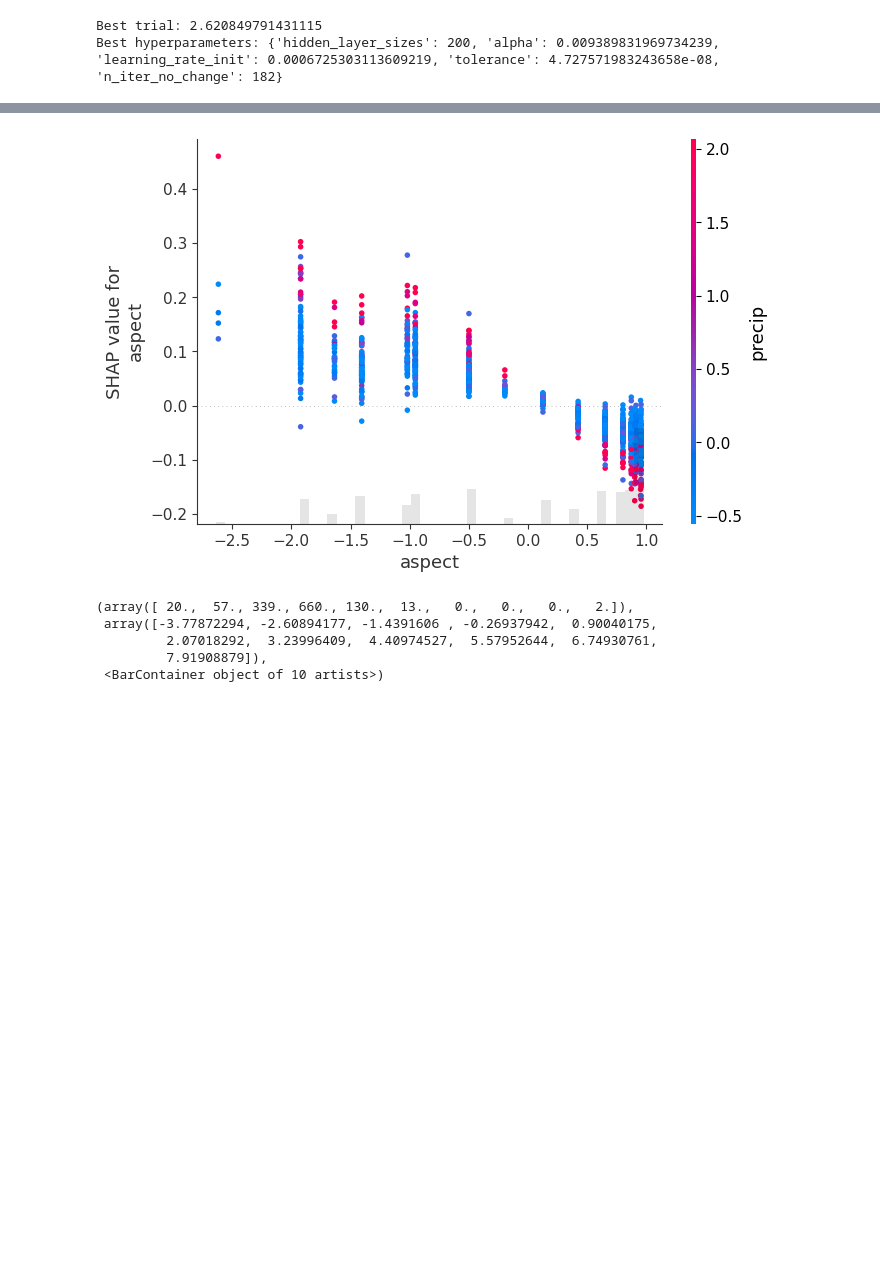
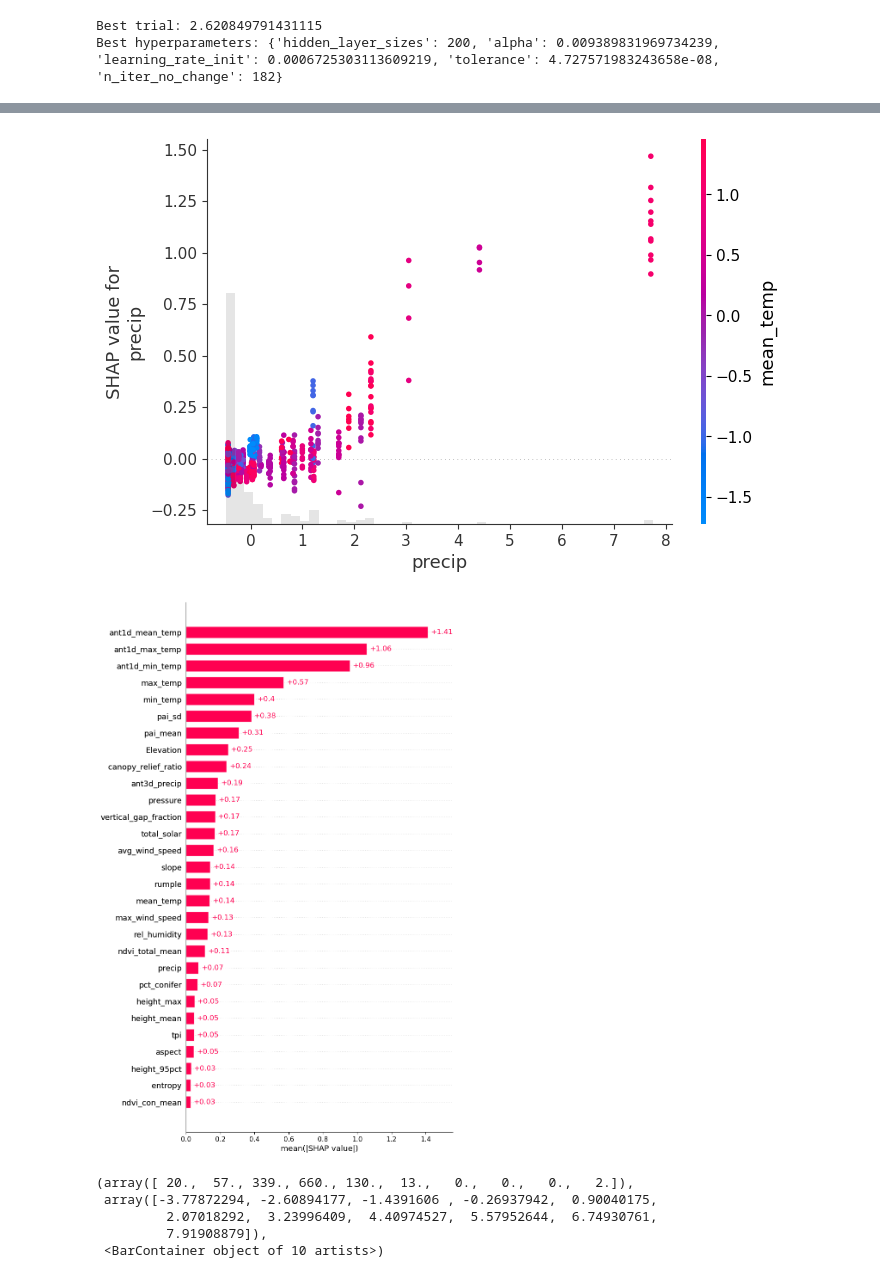
Before and after one commit to jjklug/ann-snod, a Jupyter notebook: bprop_ablat_pre_feat_selec.ipynb, the cells around one changed output, grey strips where cells are left out. Drawn from its saved outputs; the diff is of its cells as text; code cells hidden in the pictures; blank space fills up the shorter version.

Commit message:
Recreated and organized figures

```diff
--- a/bprop_ablat_pre_feat_selec.ipynb
+++ b/bprop_ablat_pre_feat_selec.ipynb
@@ -41,15 +41,15 @@ X_ablat_fit_train, X_ablat_fit_test, y_ablat_fit_train, y_ablat_fit_test = train
                                                                                             test_size=0.2,
                                                                                             random_state=11)
 # %%
-ablat_backprop = MLPRegressor(hidden_layer_sizes = [50],
+ablat_backprop = MLPRegressor(hidden_layer_sizes = [200],
                               activation = 'logistic',
-                              learning_rate_init = 0.0008365271891069903,
-                              alpha = 0.002801061505975249,
+                              learning_rate_init = 0.0006725303113609219,
+                              alpha = 0.009389831969734239,
                               max_iter = 2000,
                               shuffle = False,
                               random_state = 42,
-                              tol = 1.8211893449697042e-06,
-                              n_iter_no_change=100,
+                              tol = 4.727571983243658e-08,
+                              n_iter_no_change=182,
                               verbose = True,
                               learning_rate='adaptive',
                               solver = 'adam')
@@ -197,9 +200,11 @@ shap.summary_plot(shap_values_full_forest, X_forest)
 # %%
 explanation = explainer(X_ablat_fit)
 # %%
-shap.plots.scatter(explanation[:,1], color = explanation)
+shap.plots.scatter(explanation[:,'precip'], color = explanation)
+shap.plots.bar(explanation, max_display=35)
 # %% [output]
-[figure, old version]
+[figure, new version]
+[figure, added]
 # %%
 plt.hist(y_ablat_fit)
 # %% [output]
```
Also changed, not shown: parts of 5 cells of this notebook, 20 other files.
